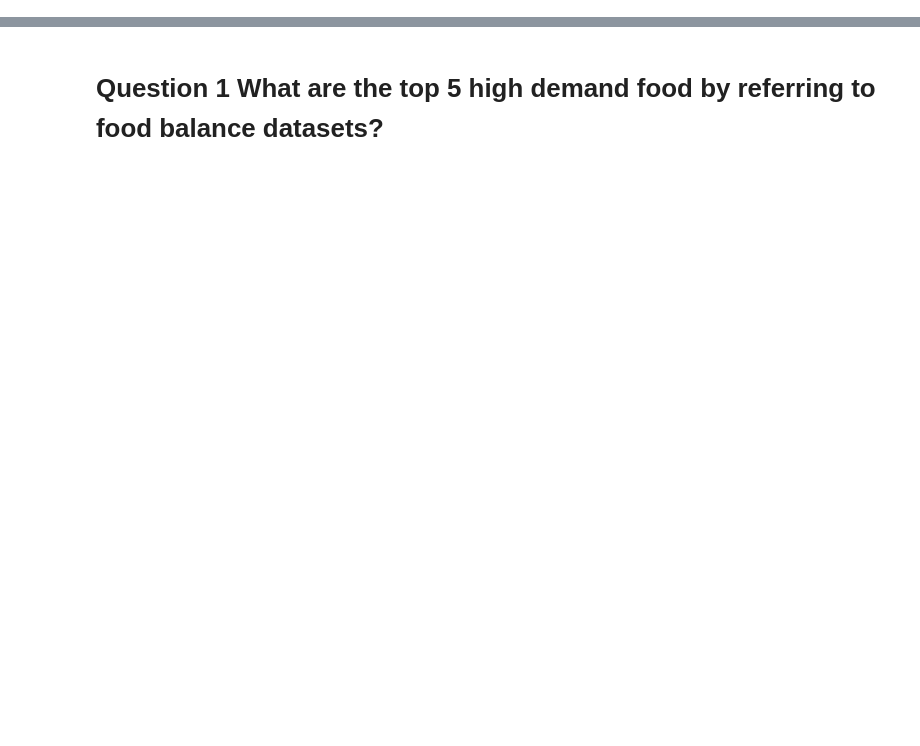
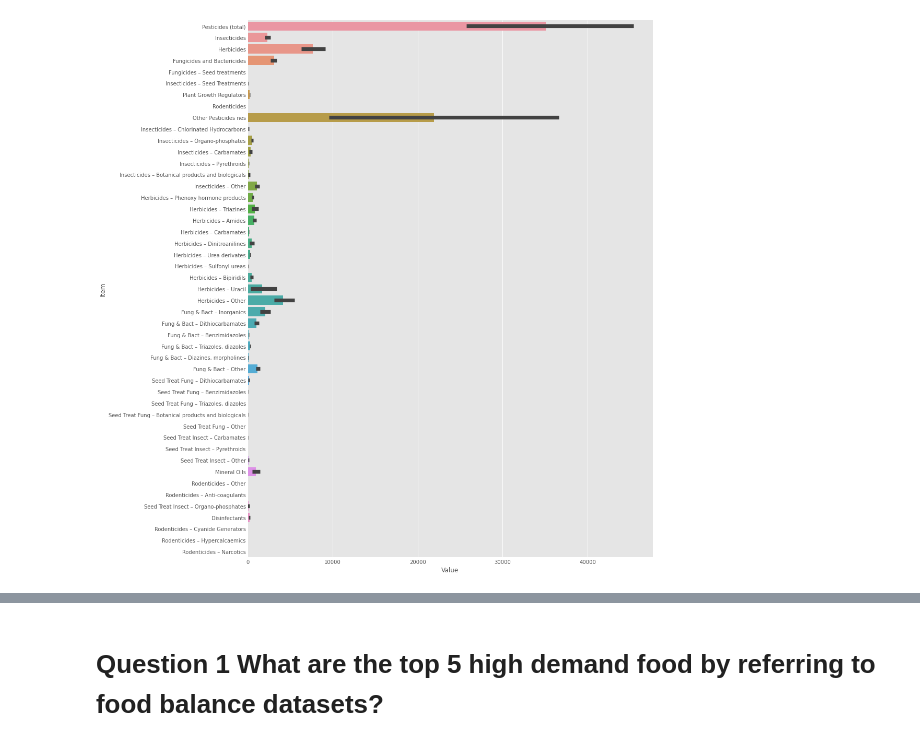
Before and after one commit to minxuan1509/IDS-FAO-Analysis, a Jupyter notebook: IDS FAO.ipynb, the cells around one changed output, grey strips where cells are left out. Saved outputs shown, nothing was run; the diff lists cells and outputs as text; code cells hidden in the pictures; blank space fills up the shorter version.

```diff
--- a/IDS FAO.ipynb
+++ b/IDS FAO.ipynb
@@ -64,0 +51,5 @@ crop.tail()
+# %%
+pesticides
+ax = sns.catplot(x='Value',y='Item',data = pesticides,kind="bar",height = 15,aspect=1)
+# %% [output]
+[figure, added]
```
Also changed, not shown: parts of 26 cells of this notebook.
